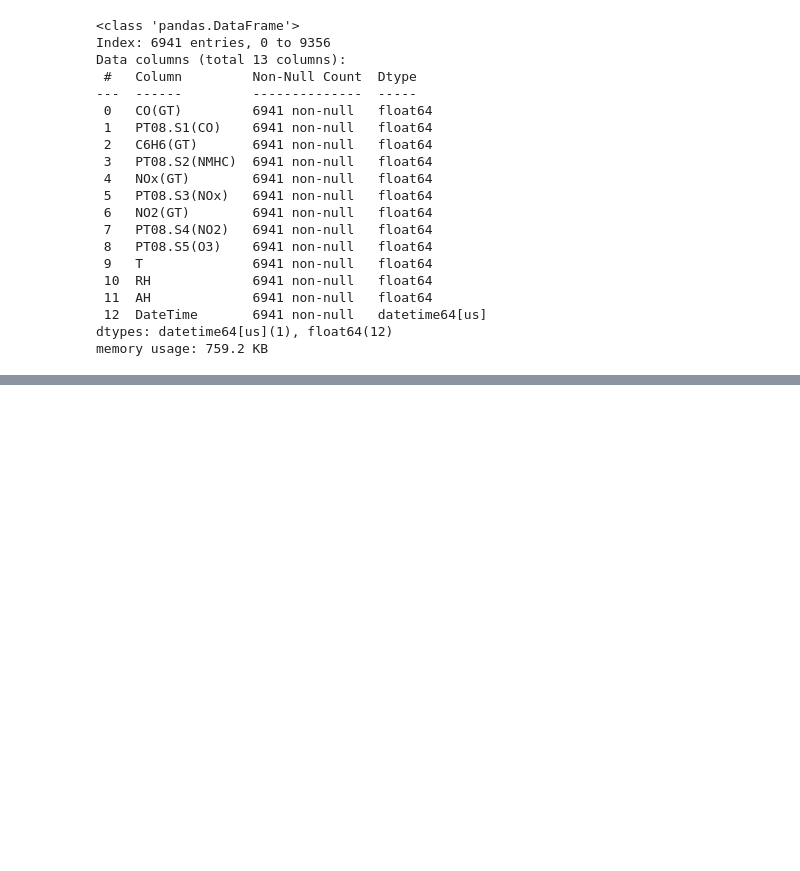
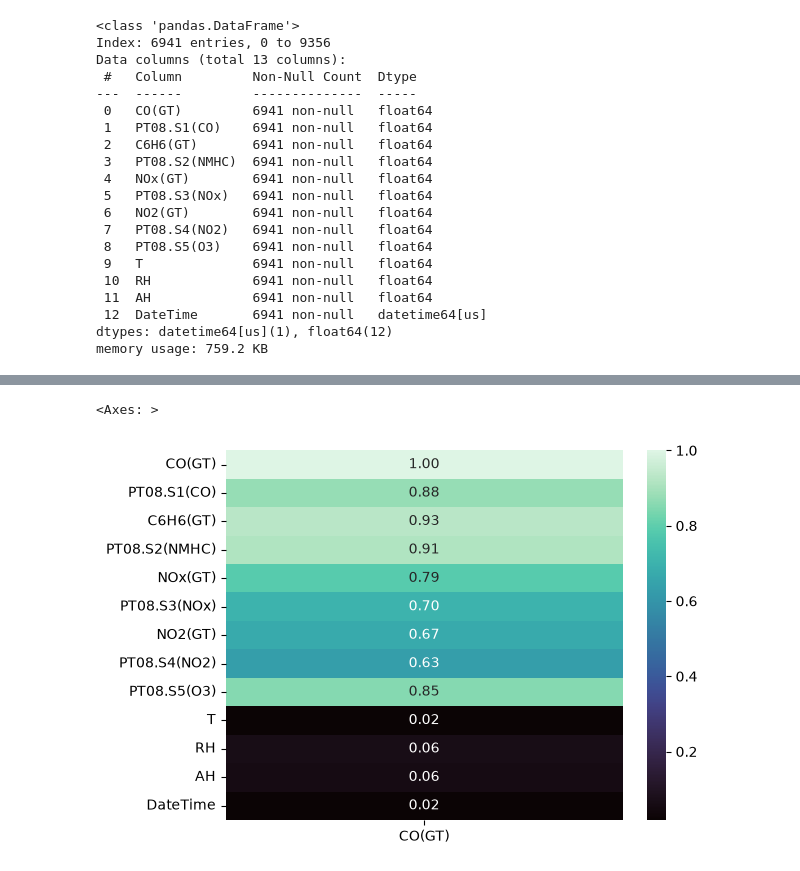
Before and after one commit to Ri-Dearg/aiml-labs, a Jupyter notebook: lab2b.ipynb, the cells around one changed output, grey strips where cells are left out. Drawn from its saved outputs; the diff is of its cells as text; code cells hidden in the pictures; blank space fills up the shorter version.

```diff
--- a/lab2b.ipynb
+++ b/lab2b.ipynb
@@ -276,0 +295,6 @@ df_clean.head()
+# %%
+# Low correlation with DateTime as its relationship is likely non-linear.
+sns.heatmap(df_clean.corr()[['CO(GT)']].abs(), annot=True, cmap='mako', fmt='.2f',)
+# %% [output]
+<Axes: >
+[figure, added]
```
Also changed, not shown: parts of 3 cells of this notebook.
